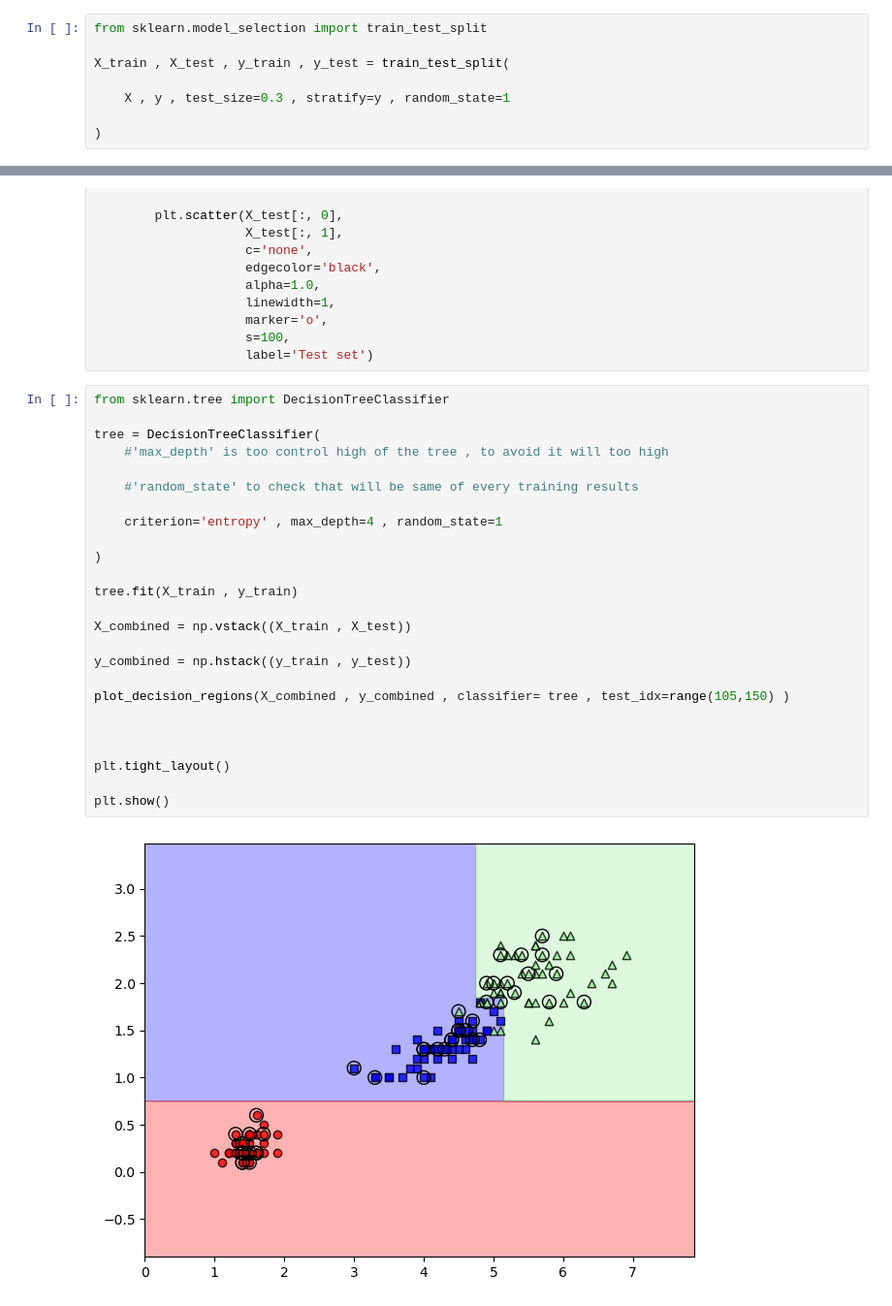
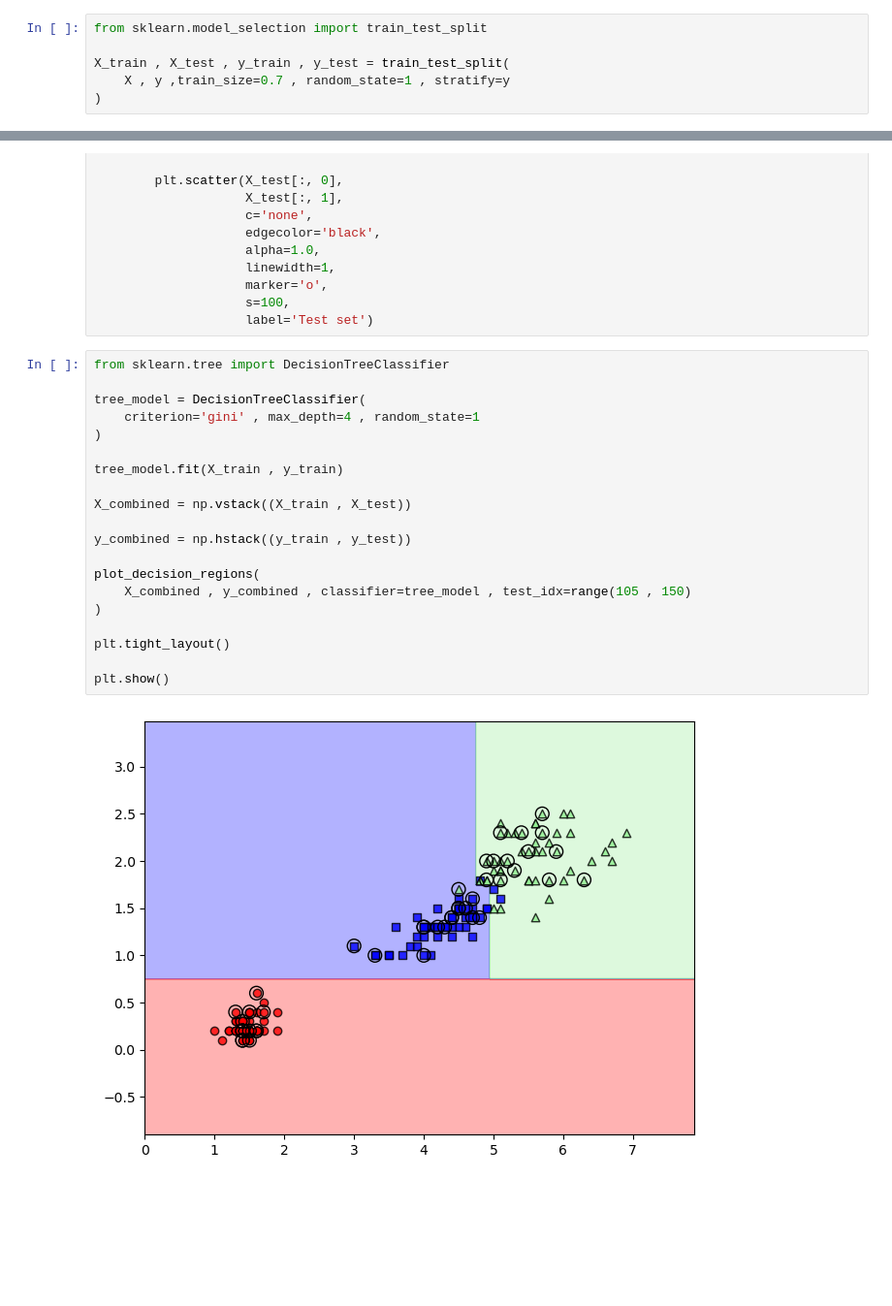
Before and after one commit to poweiiiii/11-27-decision-tree, a Jupyter notebook: 11/28/Decision_tre.ipynb, the cells around one changed output, grey strips where cells are left out. Shown: that part at 97% size. Cells and saved outputs as stored; diff of their text form; blank space fills up the shorter version.

Commit message:
decision_tree

```diff
--- a/11/28/Decision_tre.ipynb
+++ b/11/28/Decision_tre.ipynb
@@ -16,8 +16,6 @@ print(np.unique(y))
 from sklearn.model_selection import train_test_split
 
 X_train , X_test , y_train , y_test = train_test_split(
-
-    X , y , test_size=0.3 , stratify=y , random_state=1
-
+    X , y ,train_size=0.7 , random_state=1 , stratify=y
 )
 # %%
@@ -94,27 +89,22 @@ def plot_decision_regions(X, y, classifier, test_idx=None, resolution=0.02):
 # %%
 from sklearn.tree import DecisionTreeClassifier
 
-tree = DecisionTreeClassifier(
-    #'max_depth' is too control high of the tree , to avoid it will too high
-
-    #'random_state' to check that will be same of every training results
-
-    criterion='entropy' , max_depth=4 , random_state=1
-
+tree_model = DecisionTreeClassifier(
+    criterion='gini' , max_depth=4 , random_state=1
 )
 
-tree.fit(X_train , y_train)
+tree_model.fit(X_train , y_train)
 
 X_combined = np.vstack((X_train , X_test))
 
 y_combined = np.hstack((y_train , y_test))
 
-plot_decision_regions(X_combined , y_combined , classifier= tree , test_idx=range(105,150) )
-
-
+plot_decision_regions(
+    X_combined , y_combined , classifier=tree_model , test_idx=range(105 , 150)
+)
 
 plt.tight_layout()
 
 plt.show()
 # %% [output]
-[figure, old version]
+[figure, new version]
```
Also changed, not shown: parts of 4 cells of this notebook.
